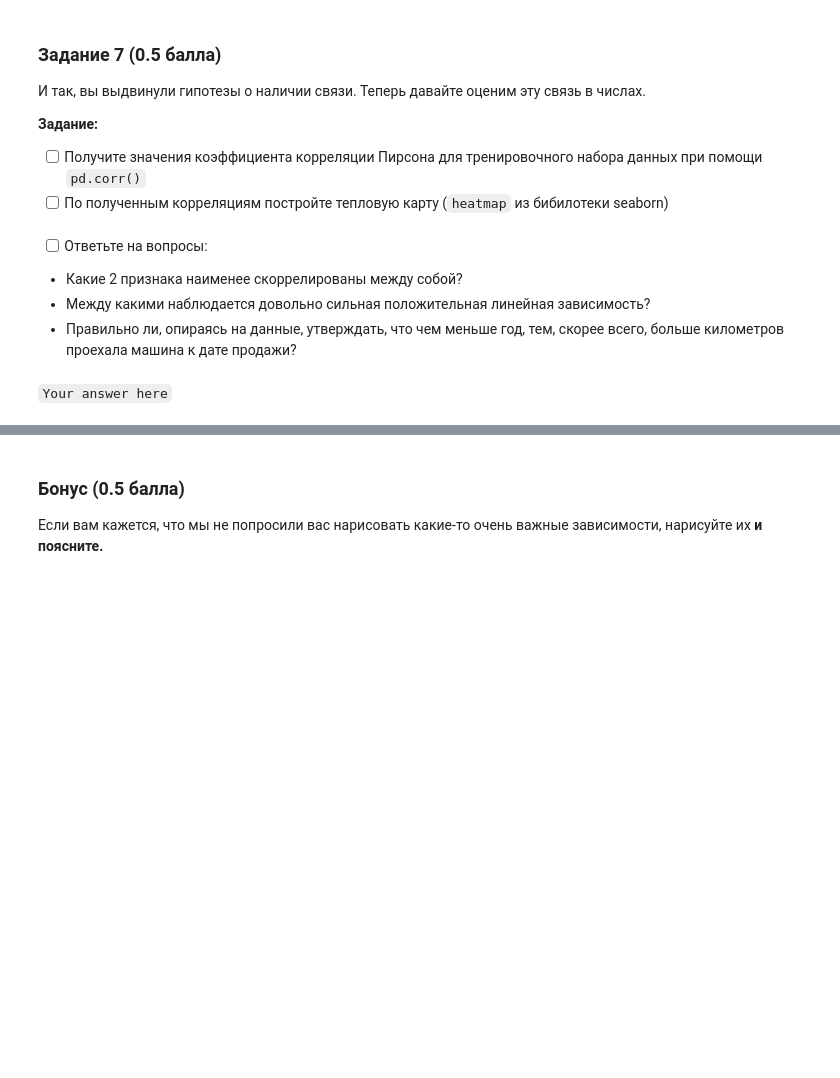
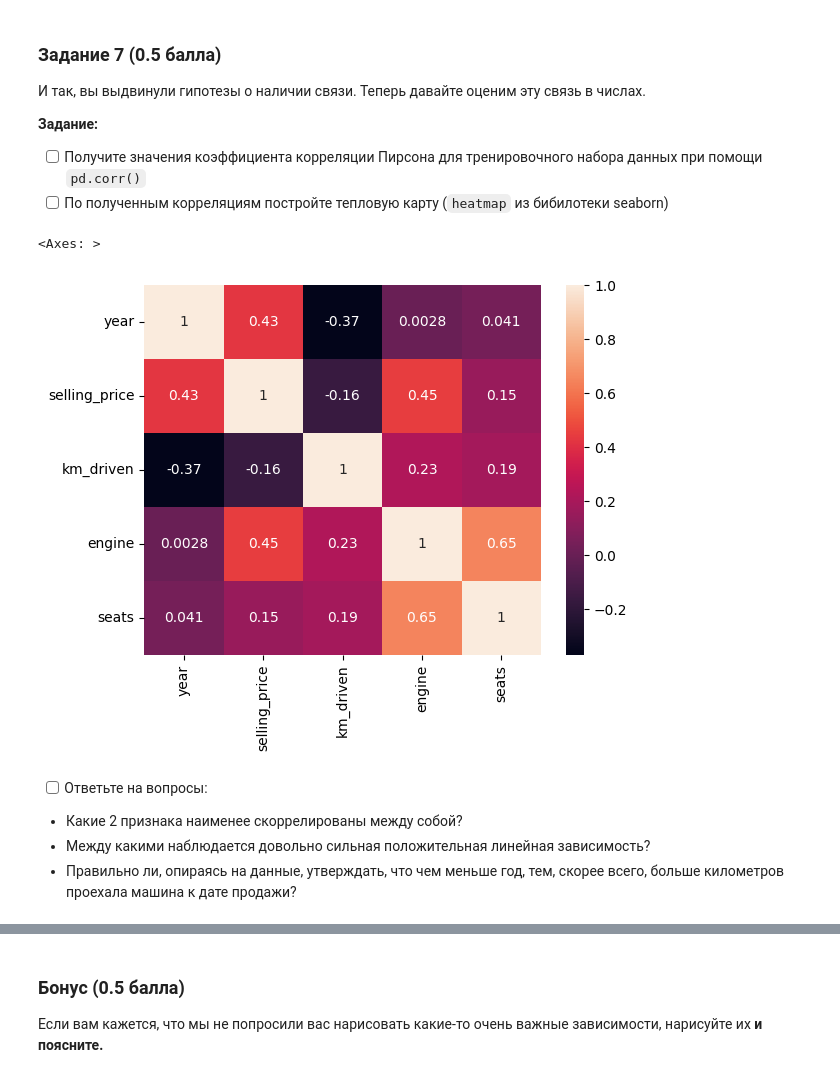
Before and after one commit to VladislavTokarev02/AI_ML_homework, a Jupyter notebook: Hometasks/Base/AI_HW1_Regression_with_inference_base.ipynb, the cells around one changed output, grey strips where cells are left out. Drawn from its saved outputs; the diff is of its cells as text; code cells hidden in the pictures; blank space fills up the shorter version.

```diff
--- a/Hometasks/Base/AI_HW1_Regression_with_inference_base.ipynb
+++ b/Hometasks/Base/AI_HW1_Regression_with_inference_base.ipynb
@@ -614,7 +612,10 @@ sns.pairplot(df_test)
+# %%
+sns.heatmap(df_train.corr(numeric_only = True), annot = True)
+# %% [output]
+<Axes: >
+[figure, added]
 # %% [markdown]
 - [ ] Ответьте на вопросы:
  - Какие 2 признака наименее скоррелированы между собой?
  - Между какими наблюдается довольно сильная положительная линейная зависимость?
  - Правильно ли, опираясь на данные, утверждать, что чем меньше год, тем, скорее всего, больше километров проехала машина к дате продажи?
-# %% [markdown]
-`Your answer here`
```
Also changed, not shown: parts of 13 cells of this notebook.
